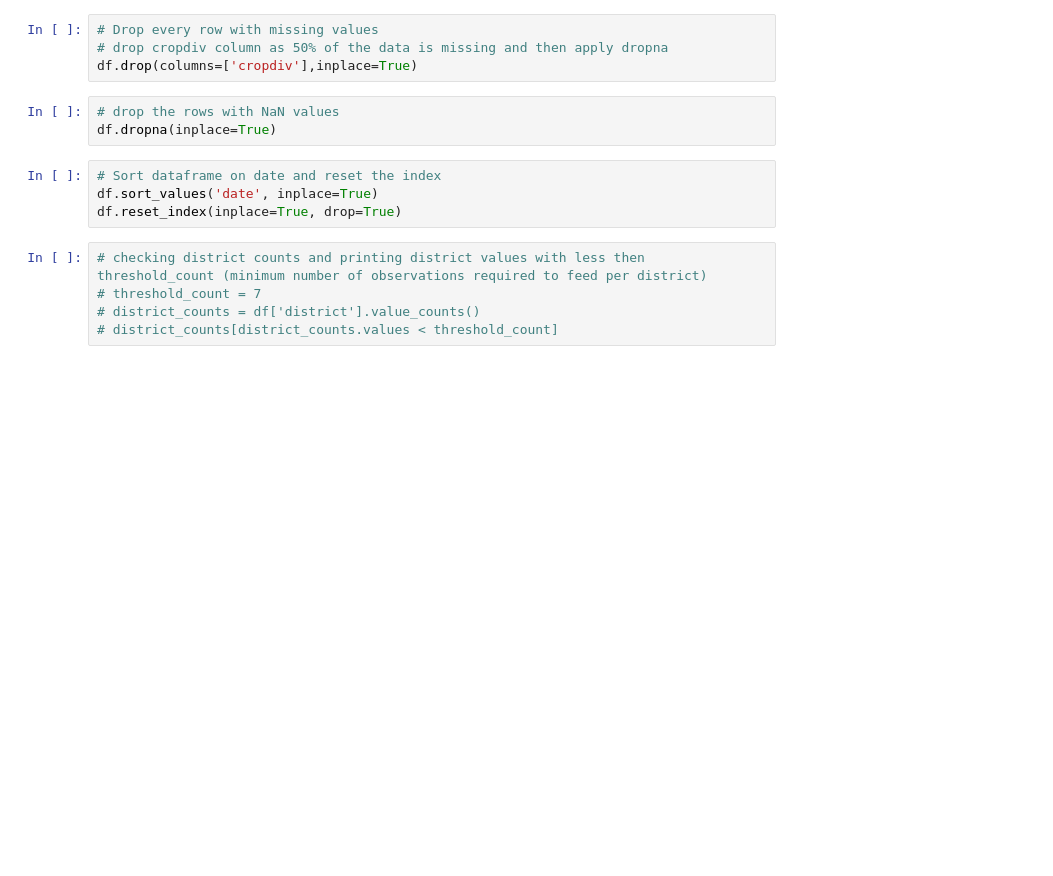
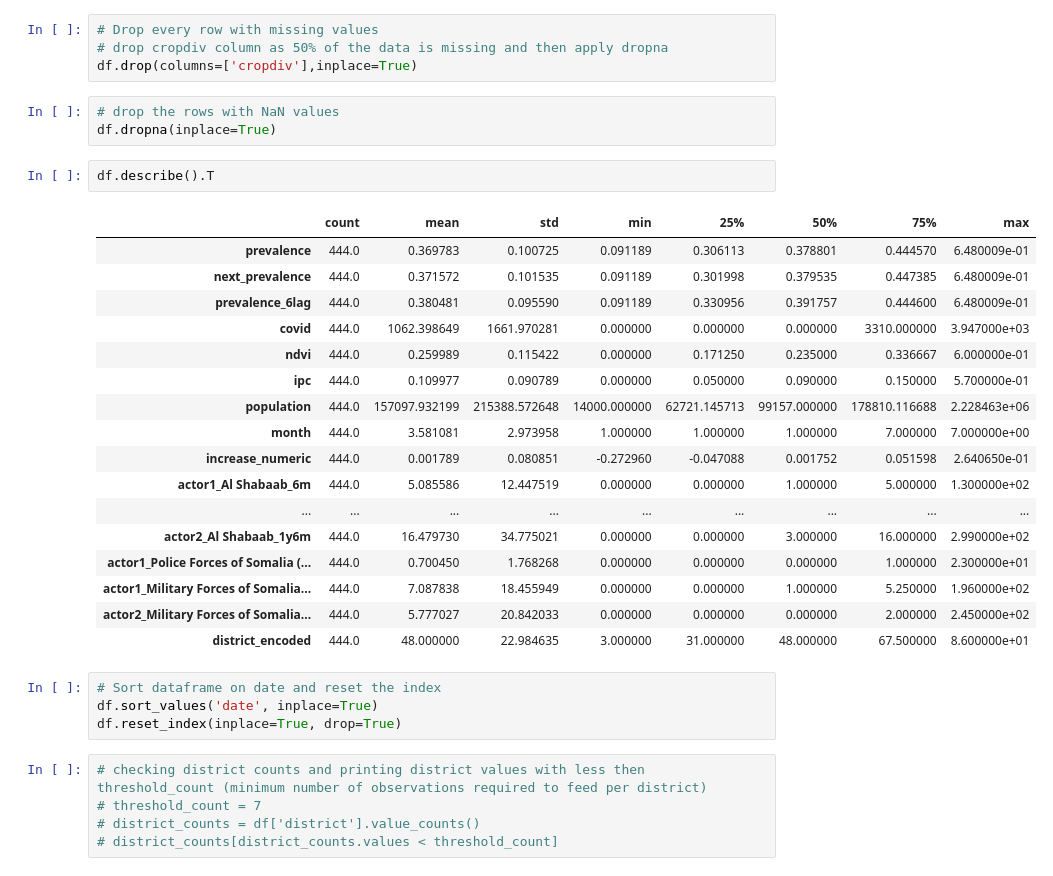
Before and after one commit to abroniewski/Child-Wasting-Prediction, a Jupyter notebook: notebooks/baseline_model_acled.ipynb, the cells around one changed output. Saved outputs shown, nothing was run; the diff lists cells and outputs as text; blank space fills up the shorter version.

```diff
--- a/notebooks/baseline_model_acled.ipynb
+++ b/notebooks/baseline_model_acled.ipynb
@@ -252,6 +257,26 @@ df.drop(columns=['cropdiv'],inplace=True)
 # %%
 # drop the rows with NaN values
 df.dropna(inplace=True)
+# %%
+df.describe().T
+# %% [output]
+|  | count | mean | std | min | 25% | 50% | 75% | max |
+| prevalence | 444.0 | 0.369783 | 0.100725 | 0.091189 | 0.306113 | 0.378801 | 0.444570 | 6.480009e-01 |
+| next_prevalence | 444.0 | 0.371572 | 0.101535 | 0.091189 | 0.301998 | 0.379535 | 0.447385 | 6.480009e-01 |
+| prevalence_6lag | 444.0 | 0.380481 | 0.095590 | 0.091189 | 0.330956 | 0.391757 | 0.444600 | 6.480009e-01 |
+| covid | 444.0 | 1062.398649 | 1661.970281 | 0.000000 | 0.000000 | 0.000000 | 3310.000000 | 3.947000e+03 |
+| ndvi | 444.0 | 0.259989 | 0.115422 | 0.000000 | 0.171250 | 0.235000 | 0.336667 | 6.000000e-01 |
+| ipc | 444.0 | 0.109977 | 0.090789 | 0.000000 | 0.050000 | 0.090000 | 0.150000 | 5.700000e-01 |
+| population | 444.0 | 157097.932199 | 215388.572648 | 14000.000000 | 62721.145713 | 99157.000000 | 178810.116688 | 2.228463e+06 |
+| month | 444.0 | 3.581081 | 2.973958 | 1.000000 | 1.000000 | 1.000000 | 7.000000 | 7.000000e+00 |
+| increase_numeric | 444.0 | 0.001789 | 0.080851 | -0.272960 | -0.047088 | 0.001752 | 0.051598 | 2.640650e-01 |
+| actor1_Al Shabaab_6m | 444.0 | 5.085586 | 12.447519 | 0.000000 | 0.000000 | 1.000000 | 5.000000 | 1.300000e+02 |
+| ... | ... | ... | ... | ... | ... | ... | ... | ... |
+| actor2_Al Shabaab_1y6m | 444.0 | 16.479730 | 34.775021 | 0.000000 | 0.000000 | 3.000000 | 16.000000 | 2.990000e+02 |
+| actor1_Police Forces of Somalia (... | 444.0 | 0.700450 | 1.768268 | 0.000000 | 0.000000 | 0.000000 | 1.000000 | 2.300000e+01 |
+| actor1_Military Forces of Somalia... | 444.0 | 7.087838 | 18.455949 | 0.000000 | 0.000000 | 1.000000 | 5.250000 | 1.960000e+02 |
+| actor2_Military Forces of Somalia... | 444.0 | 5.777027 | 20.842033 | 0.000000 | 0.000000 | 0.000000 | 2.000000 | 2.450000e+02 |
+| district_encoded | 444.0 | 48.000000 | 22.984635 | 3.000000 | 31.000000 | 48.000000 | 67.500000 | 8.600000e+01 |
 # %%
 # Sort dataframe on date and reset the index
 df.sort_values('date', inplace=True)
```
Also changed, not shown: parts of 12 cells of this notebook, 1 other file.
